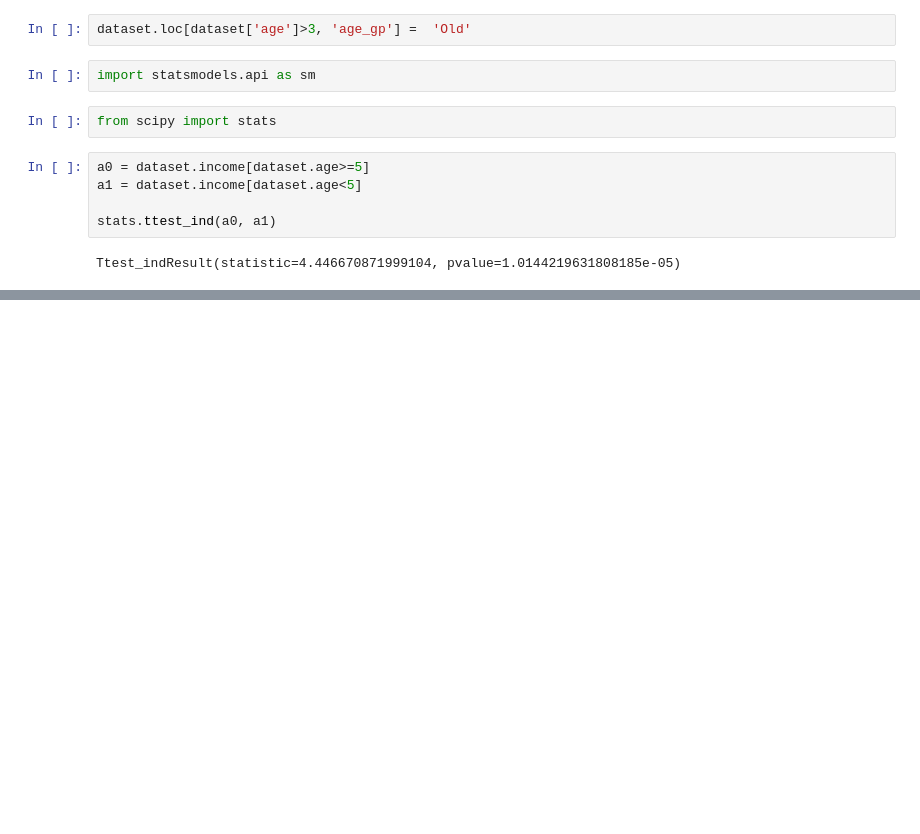
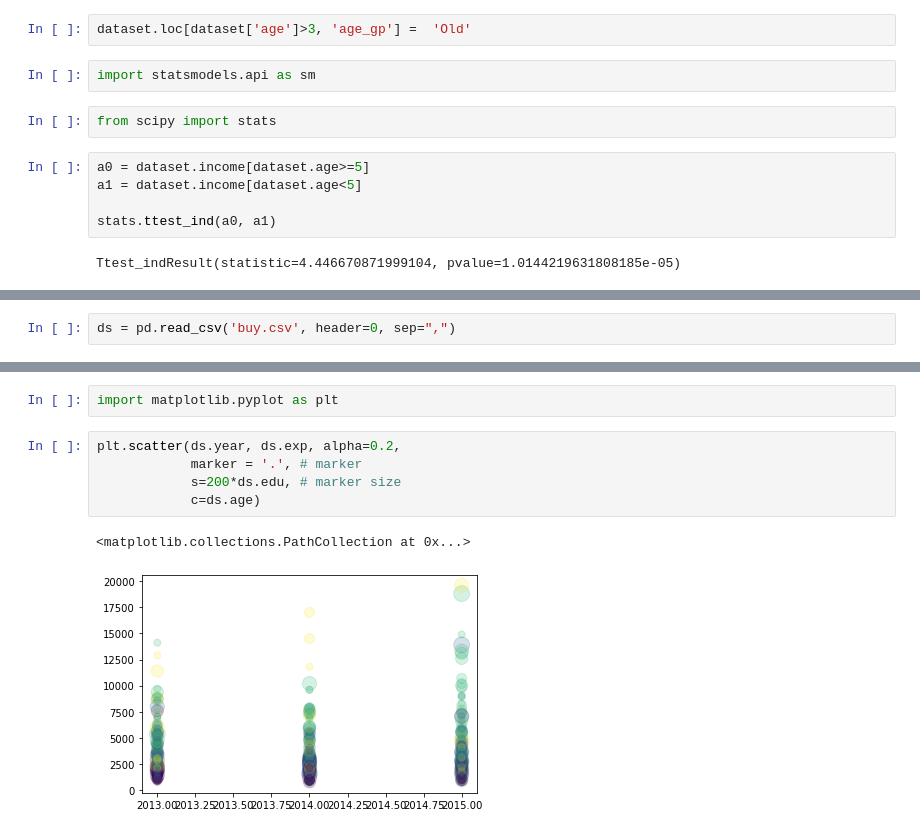
Before and after one commit to chanwoo2307/green, a Jupyter notebook: _notebooks/enook.ipynb, the cells around one changed output, grey strips where cells are left out. Drawn from its saved outputs; the diff is of its cells as text; blank space fills up the shorter version.

```diff
--- a/_notebooks/enook.ipynb
+++ b/_notebooks/enook.ipynb
@@ -271 +242,3 @@ dataset
+# %%
+ds = pd.read_csv('buy.csv', header=0, sep=",")
 # %%
@@ -278,0 +251,10 @@ bartable.plot.bar(stacked=False, rot=0)
+# %%
+import matplotlib.pyplot as plt
+# %%
+plt.scatter(ds.year, ds.exp, alpha=0.2,
+            marker = '.', # marker
+            s=200*ds.edu, # marker size
+            c=ds.age)
+# %% [output]
+<matplotlib.collections.PathCollection at 0x...>
+[figure, added]
```
Also changed, not shown: parts of 14 cells of this notebook.
